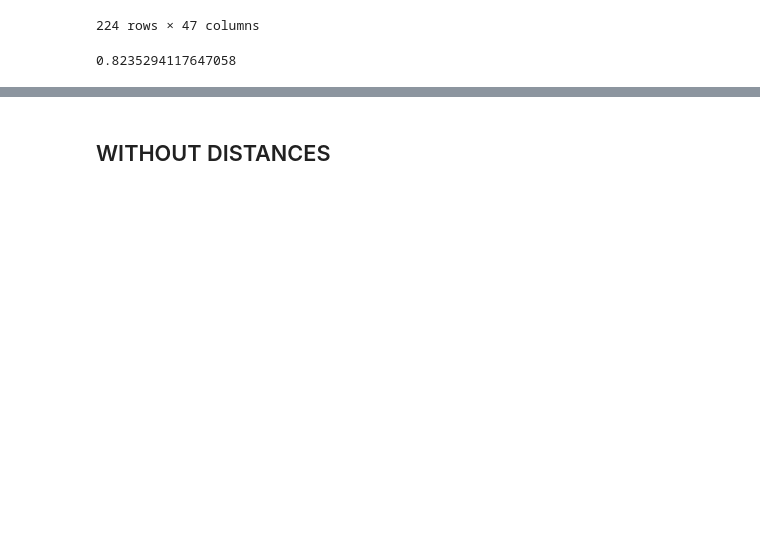
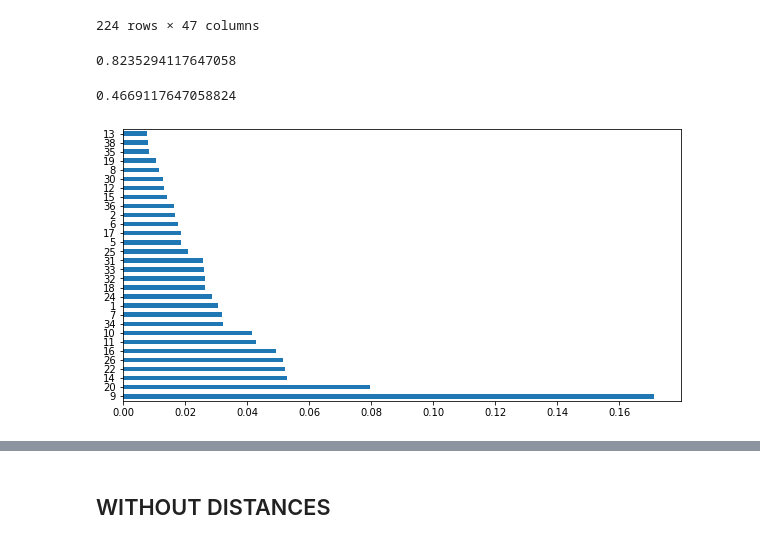
Before and after one commit to Projet-Fil-Rouge-AFPA/filrouge, a Jupyter notebook: Notebook_Valentina.ipynb, the cells around one changed output, grey strips where cells are left out. Cells and saved outputs as stored; diff of their text form; code cells hidden in the pictures; blank space fills up the shorter version.

Commit message:
regressor and feature importance

```diff
--- a/Notebook_Valentina.ipynb
+++ b/Notebook_Valentina.ipynb
@@ -140,3 +140,22 @@ rmse = mean_squared_error(y_pred,y_test)
 print(rmse)
 # %% [output]
 0.8235294117647058
+# %%
+from sklearn.ensemble import RandomForestRegressor
+model = RandomForestRegressor(random_state = 42)
+model.fit(x_train,y_train)
+y_pred = model.predict(x_test)
+
+from sklearn.metrics import mean_squared_error
+#rmse = mean_squared_error(y_pred,y_test,squared=False)
+rmse = mean_squared_error(y_pred,y_test)
+print(rmse)
+# %% [output]
+0.4669117647058824
+# %%
+feat_importancesRF = pd.Series(model.feature_importances_)
+
+plt.figure(figsize=(10,5))
+feat_importancesRF.nlargest(30).plot(kind='barh');
+# %% [output]
+[figure, added]
```
Also changed, not shown: parts of 10 cells of this notebook.
